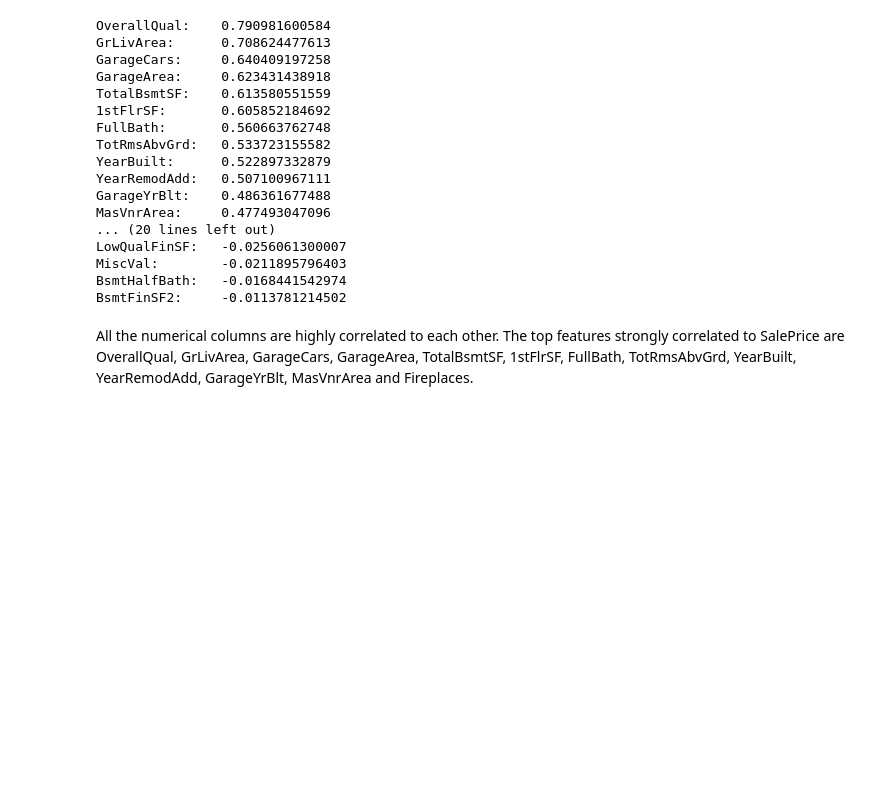
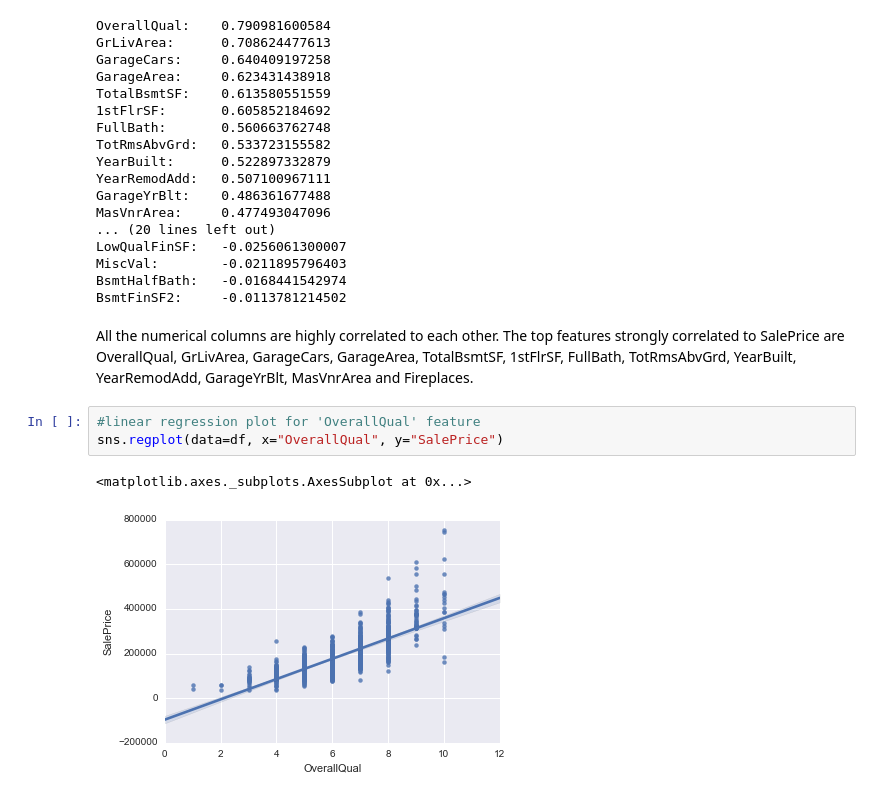
Before and after one commit to rajashreebaradur/Kaggle_HousePrices, a Jupyter notebook: getting_cleaning_data.ipynb, the cells around one changed output. Drawn from its saved outputs; the diff is of its cells as text; blank space fills up the shorter version.

Commit message:
visualizations added
visualizations added

```diff
--- a/getting_cleaning_data.ipynb
+++ b/getting_cleaning_data.ipynb
@@ -168,3 +168,9 @@ BsmtHalfBath:   -0.0168441542974
 BsmtFinSF2:     -0.0113781214502
 # %% [markdown]
 All the numerical columns are highly correlated to each other. The top features strongly correlated to SalePrice are OverallQual, GrLivArea, GarageCars, GarageArea, TotalBsmtSF, 1stFlrSF, FullBath, TotRmsAbvGrd, YearBuilt, YearRemodAdd,  GarageYrBlt, MasVnrArea and Fireplaces.
+# %%
+#linear regression plot for 'OverallQual' feature
+sns.regplot(data=df, x="OverallQual", y="SalePrice")
+# %% [output]
+<matplotlib.axes._subplots.AxesSubplot at 0x...>
+[figure, added]
```
Also changed, not shown: parts of 3 cells of this notebook.
